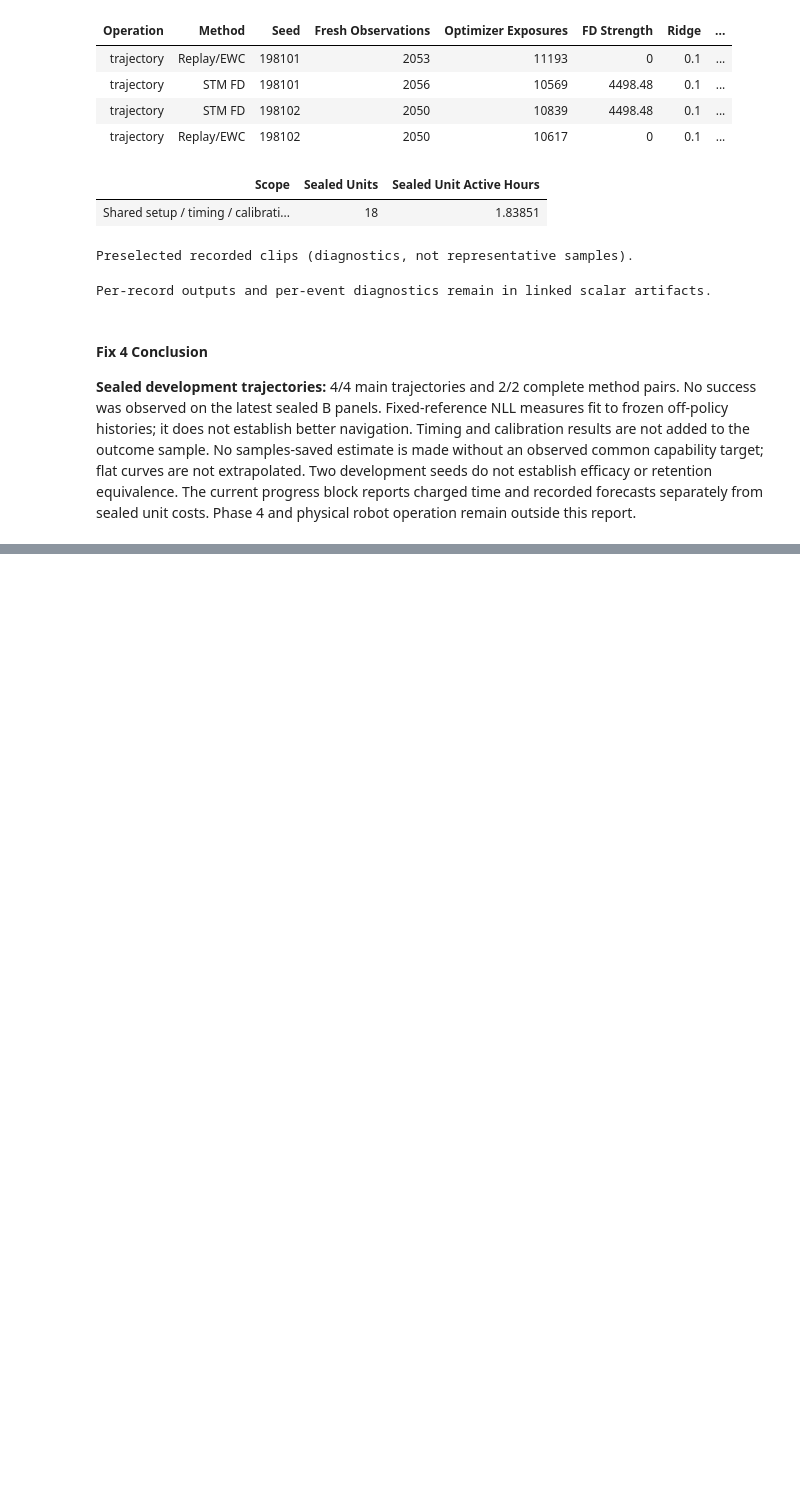
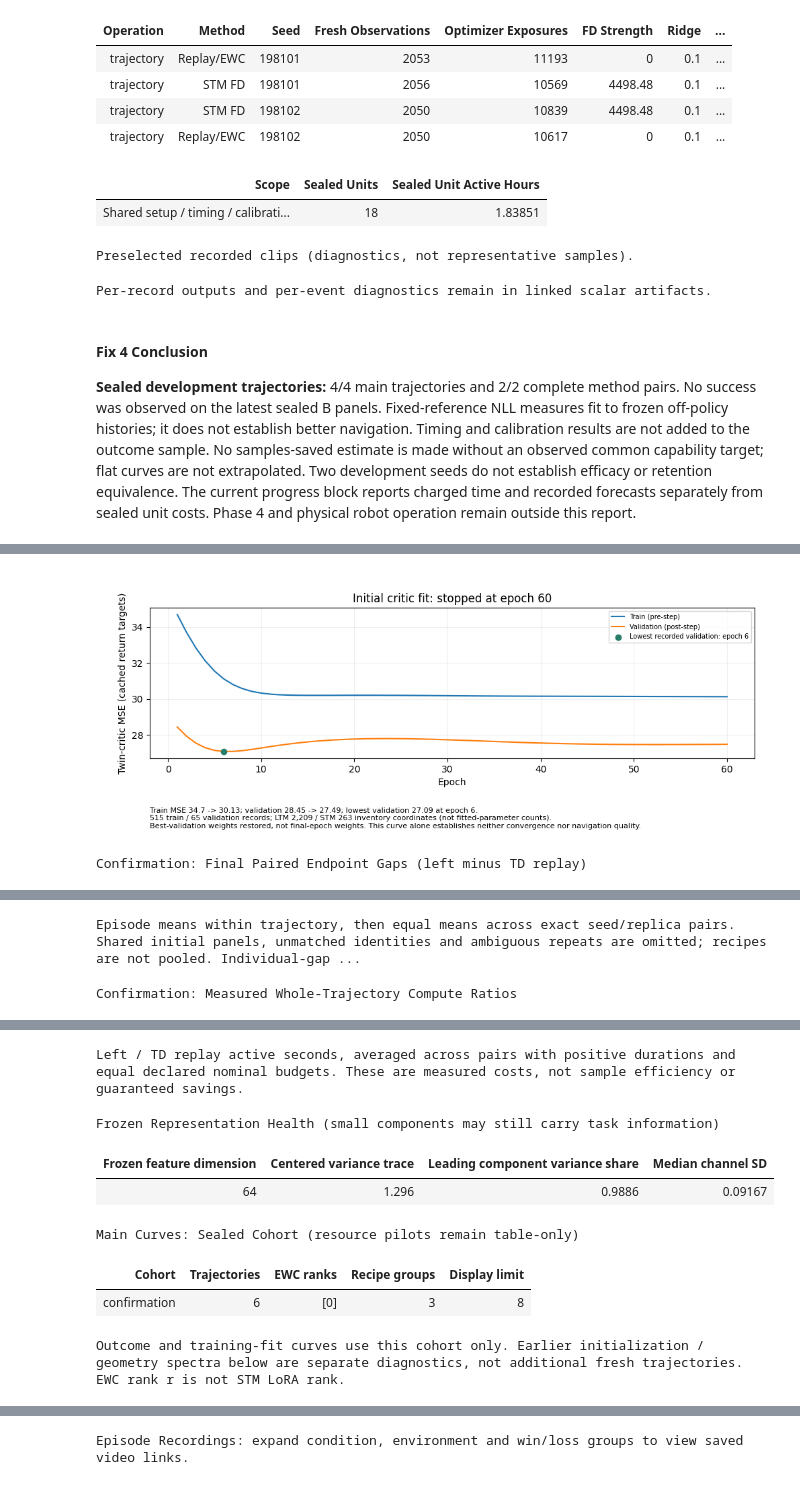
Before and after one commit to wdurno/notebooks, a Jupyter notebook: amari-chenstov-updates/numerical_experiment/picar/plan19_results.ipynb, the cells around one changed output, grey strips where cells are left out. Drawn from its saved outputs; the diff is of its cells as text; code cells hidden in the pictures; blank space fills up the shorter version.

```diff
--- a/amari-chenstov-updates/numerical_experiment/picar/plan19_results.ipynb
+++ b/amari-chenstov-updates/numerical_experiment/picar/plan19_results.ipynb
@@ -739,0 +821,17 @@ Per-record outputs and per-event diagnostics remain in linked scalar artifacts.
+# %%
+from pathlib import Path
+import sys
+for parent in (Path.cwd(), *Path.cwd().parents):
+    if (parent / 'numerical_experiment/picar_head_awac/report.py').is_file():
+        project_root = parent
+        if str(parent) not in sys.path:
+            sys.path.insert(0, str(parent))
+        break
+else:
+    raise RuntimeError('Open this notebook from within the project checkout.')
+from numerical_experiment.picar_head_awac import report as head_awac_report
+head_awac_snapshot = head_awac_report.load_report(project_root / 'cache/numerical_experiment/picar/phase3/head-awac-fix5-v3', action_report=project_root / 'cache/numerical_experiment/picar/phase3/head-awac-fix5-v3-action-diagnostics-complete-v2')
+head_awac_report.display_results(head_awac_snapshot, section='prediction')
+# %% [output]
+[figure, added]
+Confirmation: Final Paired Endpoint Gaps (left minus TD replay)
@@ -739,0 +847,2 @@ Per-record outputs and per-event diagnostics remain in linked scalar artifacts.
+Episode means within trajectory, then equal means across exact seed/replica pairs. Shared initial panels, unmatched identities and ambiguous repeats are omitted; recipes are not pooled. Individual-gap ...
+Confirmation: Measured Whole-Trajectory Compute Ratios
@@ -739,0 +852,8 @@ Per-record outputs and per-event diagnostics remain in linked scalar artifacts.
+Left / TD replay active seconds, averaged across pairs with positive durations and equal declared nominal budgets. These are measured costs, not sample efficiency or guaranteed savings.
+Frozen Representation Health (small components may still carry task information)
+| Frozen feature dimension | Centered variance trace | Leading component variance share | Median channel SD |
+| 64 | 1.296 | 0.9886 | 0.09167 |
+Main Curves: Sealed Cohort (resource pilots remain table-only)
+| Cohort | Trajectories | EWC ranks | Recipe groups | Display limit |
+| confirmation | 6 | [0] | 3 | 8 |
+Outcome and training-fit curves use this cohort only. Earlier initialization / geometry spectra below are separate diagnostics, not additional fresh trajectories. EWC rank r is not STM LoRA rank.
@@ -739,0 +861,16 @@ Per-record outputs and per-event diagnostics remain in linked scalar artifacts.
+# %%
+from pathlib import Path
+import sys
+for parent in (Path.cwd(), *Path.cwd().parents):
+    if (parent / 'numerical_experiment/picar_head_awac/report.py').is_file():
+        project_root = parent
+        if str(parent) not in sys.path:
+            sys.path.insert(0, str(parent))
+        break
+else:
+    raise RuntimeError('Open this notebook from within the project checkout.')
+from numerical_experiment.picar_head_awac import report as head_awac_report
+head_awac_snapshot = head_awac_report.load_report(project_root / 'cache/numerical_experiment/picar/phase3/head-awac-fix5-v3', action_report=project_root / 'cache/numerical_experiment/picar/phase3/head-awac-fix5-v3-action-diagnostics-complete-v2')
+head_awac_report.display_recordings(head_awac_snapshot, project_root / 'numerical_experiment/picar')
+# %% [output]
+Episode Recordings: expand condition, environment and win/loss groups to view saved video links.
```
Also changed, not shown: parts of 12 cells of this notebook, 24 other files.
